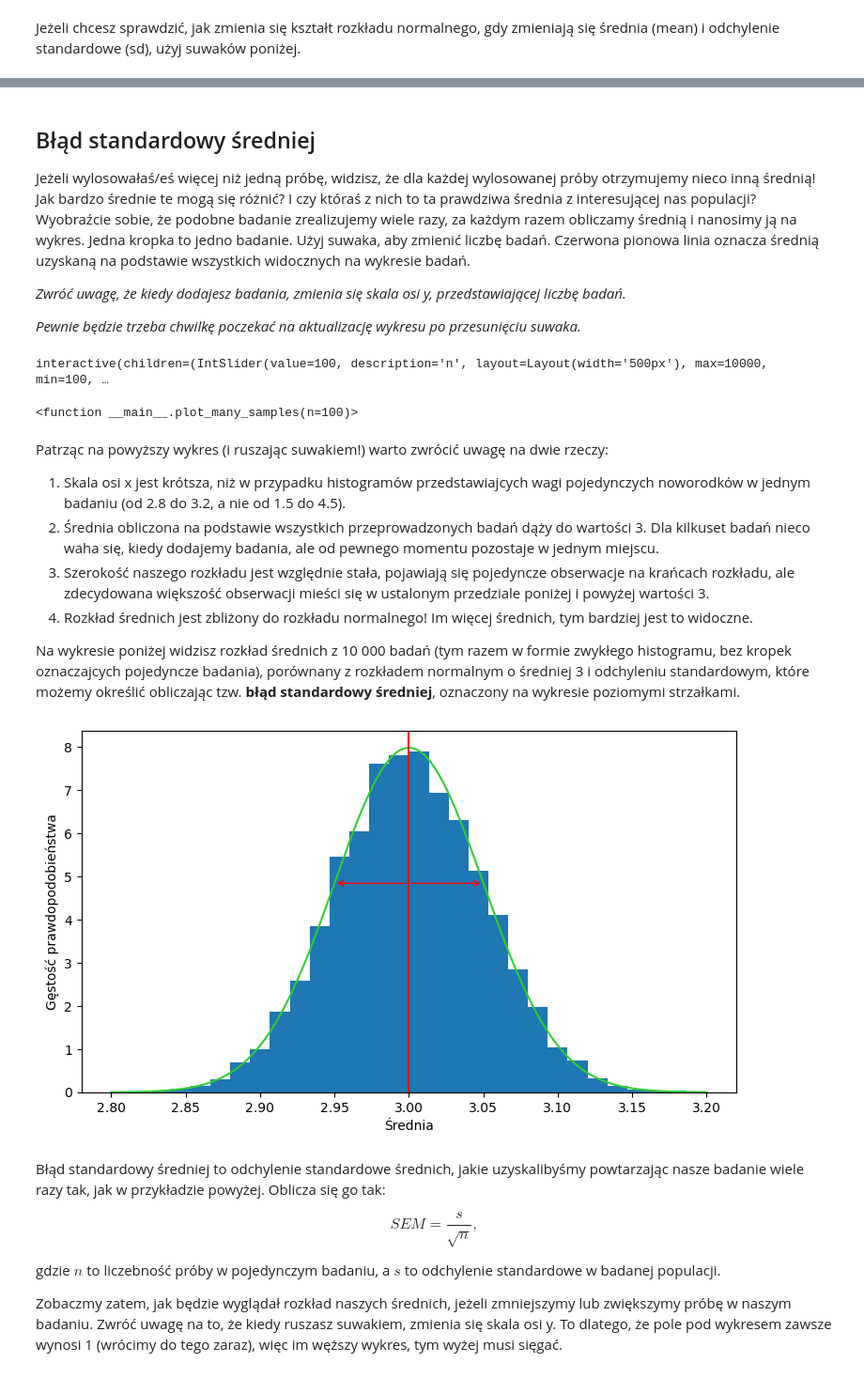
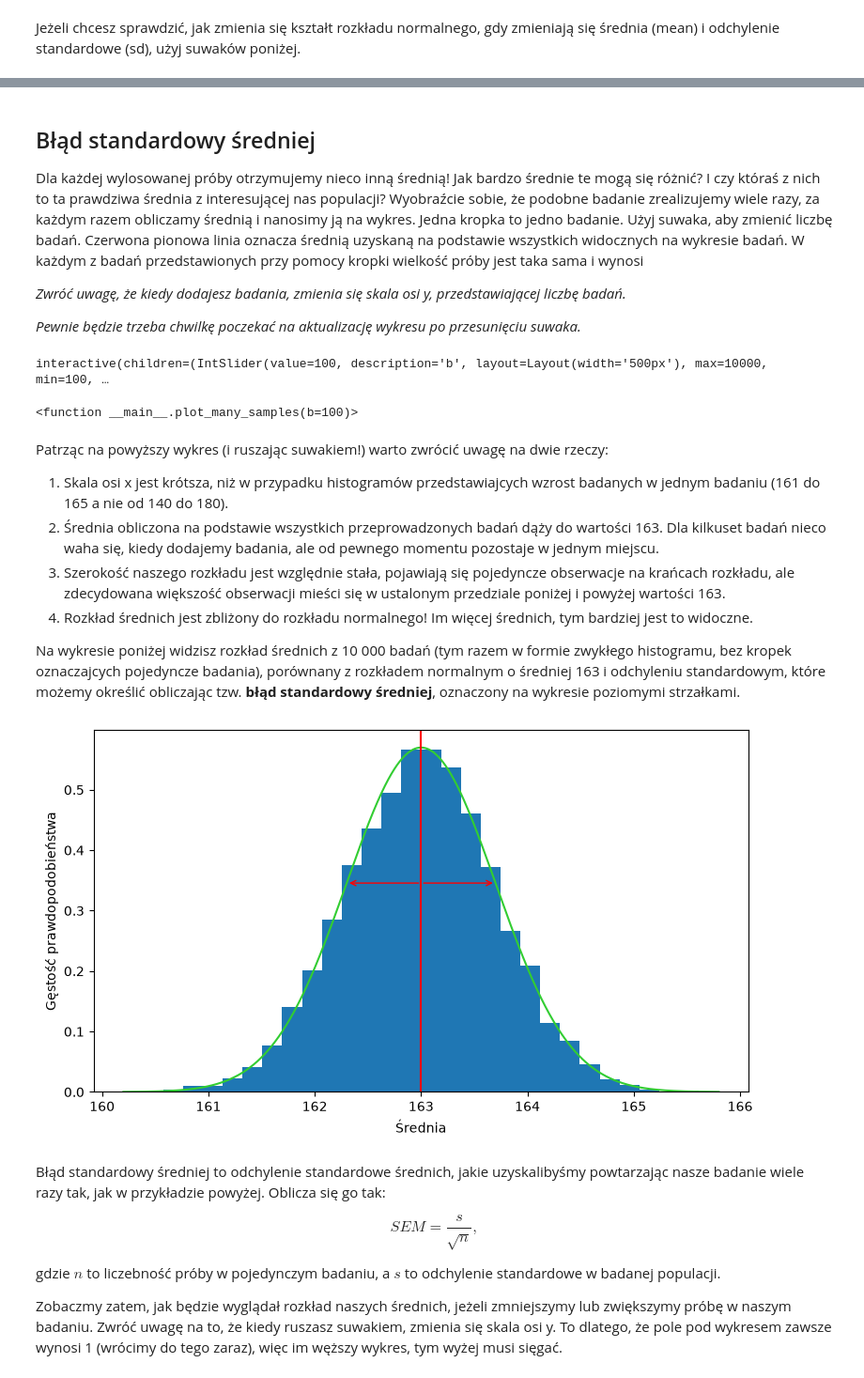
Before and after one commit to odmina/metody_zp, a Jupyter notebook: ci.ipynb, the cells around one changed output, grey strips where cells are left out. Shown at 94% size. Drawn from its saved outputs; the diff is of its cells as text; code cells hidden in the pictures.

Commit message:
taka podpucha

```diff
--- a/ci.ipynb
+++ b/ci.ipynb
@@ -91,14 +81,16 @@ Button(description='Losuj próbę!', style=ButtonStyle(), tooltip='Wciśnij przy
 # %% [markdown]
 ## Błąd standardowy średniej
 
-Jeżeli wylosowałaś/eś więcej niż jedną próbę, widzisz, że dla każdej wylosowanej próby otrzymujemy nieco inną średnią! Jak bardzo średnie te mogą się różnić? I czy któraś z nich to ta prawdziwa średnia z interesującej nas populacji? Wyobraźcie sobie, że podobne badanie zrealizujemy wiele razy, za każdym razem obliczamy średnią i nanosimy ją na wykres. Jedna kropka to jedno badanie. Użyj suwaka, aby zmienić liczbę badań. Czerwona pionowa linia oznacza średnią uzyskaną na podstawie wszystkich widocznych na wykresie badań.
+Dla każdej wylosowanej próby otrzymujemy nieco inną średnią! Jak bardzo średnie te mogą się różnić? I czy któraś z nich to ta prawdziwa średnia z interesującej nas populacji? Wyobraźcie sobie, że podobne badanie zrealizujemy wiele razy, za każdym razem obliczamy średnią i nanosimy ją na wykres. Jedna kropka to jedno badanie. Użyj suwaka, aby zmienić liczbę badań. Czerwona pionowa linia oznacza średnią uzyskaną na podstawie wszystkich widocznych na wykresie badań. W każdym z badań przedstawionych przy pomocy kropki wielkość próby jest taka sama i wynosi
 
 *Zwróć uwagę, że kiedy dodajesz badania, zmienia się skala osi y, przedstawiającej liczbę badań.*
 
 *Pewnie będzie trzeba chwilkę poczekać na aktualizację wykresu po przesunięciu suwaka.*
 # %%
-samples = rng.normal(loc=true_mean, scale=sd, size=sample_size*10000).reshape((10000,sample_size))
 
+sample_size=100
+samples = rng.normal(loc=163, scale=7, size=sample_size*10000).reshape((10000,sample_size))
+sd = 7
 def pointplot(ax, data, true_mean, sem):
     bins = np.linspace(true_mean-4*sem, true_mean+4*sem, 31)
     means = np.sort(np.mean(data, axis=1))
@@ -125,42 +117,43 @@ def pointplot(ax, data, true_mean, sem):
         else:
             print("Pojawił się niespodziewany błąd, spróbuj jeszcze raz")
 
-def plot_many_samples(n=100):
+def plot_many_samples(b=100):
     fig, ax = plt.subplots(figsize=(9,5))
     sem = sd/np.sqrt(sample_size)
-    pointplot(ax, samples[:n], true_mean, sem)
+    pointplot(ax, samples[:b], 163, sem)
     plt.show()
 
-interact(plot_many_samples, n=widgets.IntSlider(100, 100, 10000, 100, layout=widgets.Layout(width='500px')))
+interact(plot_many_samples, b=widgets.IntSlider(100, 100, 10000, 100, layout=widgets.Layout(width='500px')))
 # %% [output]
-interactive(children=(IntSlider(value=100, description='n', layout=Layout(width='500px'), max=10000, min=100, …
+interactive(children=(IntSlider(value=100, description='b', layout=Layout(width='500px'), max=10000, min=100, …
-<function __main__.plot_many_samples(n=100)>
+<function __main__.plot_many_samples(b=100)>
 # %% [markdown]
 Patrząc na powyższy wykres (i ruszając suwakiem!) warto zwrócić uwagę na dwie rzeczy:
 
-1. Skala osi x jest krótsza, niż w przypadku histogramów przedstawiajcych wagi pojedynczych noworodków w jednym badaniu (od 2.8 do 3.2, a nie od 1.5 do 4.5).
-2. Średnia obliczona na podstawie wszystkich przeprowadzonych badań dąży do wartości 3. Dla kilkuset badań nieco waha się, kiedy dodajemy badania, ale od pewnego momentu pozostaje w jednym miejscu.
-2. Szerokość naszego rozkładu jest względnie stała, pojawiają się pojedyncze obserwacje na krańcach rozkładu, ale zdecydowana większość obserwacji mieści się w ustalonym przedziale poniżej i powyżej wartości 3.
+1. Skala osi x jest krótsza, niż w przypadku histogramów przedstawiajcych wzrost badanych w jednym badaniu (161 do 165 a nie od 140 do 180).
+2. Średnia obliczona na podstawie wszystkich przeprowadzonych badań dąży do wartości 163. Dla kilkuset badań nieco waha się, kiedy dodajemy badania, ale od pewnego momentu pozostaje w jednym miejscu.
+2. Szerokość naszego rozkładu jest względnie stała, pojawiają się pojedyncze obserwacje na krańcach rozkładu, ale zdecydowana większość obserwacji mieści się w ustalonym przedziale poniżej i powyżej wartości 163.
 2. Rozkład średnich jest zbliżony do rozkładu normalnego! Im więcej średnich, tym bardziej jest to widoczne.
 
-Na wykresie poniżej widzisz rozkład średnich z 10 000 badań (tym razem w formie zwykłego histogramu, bez kropek oznaczajcych pojedyncze badania), porównany z rozkładem normalnym o średniej 3 i odchyleniu standardowym, które możemy określić obliczając tzw. **błąd standardowy średniej**, oznaczony na wykresie poziomymi strzałkami.
+Na wykresie poniżej widzisz rozkład średnich z 10 000 badań (tym razem w formie zwykłego histogramu, bez kropek oznaczajcych pojedyncze badania), porównany z rozkładem normalnym o średniej 163 i odchyleniu standardowym, które możemy określić obliczając tzw. **błąd standardowy średniej**, oznaczony na wykresie poziomymi strzałkami.
 # %%
+
 sem = sd/np.sqrt(sample_size)
 fig, ax = plt.subplots(figsize=(9,5))
-ax.hist(np.mean(samples, axis=1), bins=np.linspace(true_mean-4*sem, true_mean+4*sem, 31)[1:], density=True)
+ax.hist(np.mean(samples, axis=1), bins=np.linspace(163-4*sem, 163+4*sem, 31)[1:], density=True)
 ax.set_ylabel("Gęstość prawdopodobieństwa")
 ax.set_xlabel("Średnia")
-x=np.arange(2.8, 3.2, 0.001)
-ax.plot(x, norm.pdf(x, loc=3, scale=sem), color="limegreen")
-ax.vlines(x=3, ymin=0, ymax=1, transform=ax.get_xaxis_transform(), color="red")
-sd_arrow_vertical=norm.pdf(3-sem, loc=3, scale=sem)
-ax.annotate("", xytext=(3.0, sd_arrow_vertical), xy=(3-sem, sd_arrow_vertical),
+x=np.arange(163-4*sem, 163+4*sem, 0.001)
+ax.plot(x, norm.pdf(x, loc=163, scale=sem), color="limegreen")
+ax.vlines(x=163, ymin=0, ymax=1, transform=ax.get_xaxis_transform(), color="red")
+sd_arrow_vertical=norm.pdf(163-sem, loc=163, scale=sem)
+ax.annotate("", xytext=(163, sd_arrow_vertical), xy=(163-sem, sd_arrow_vertical),
             arrowprops=dict(arrowstyle="->", color="red"))
-ax.annotate("", xytext=(3.0, sd_arrow_vertical), xy=(3+sem, sd_arrow_vertical),
+ax.annotate("", xytext=(163, sd_arrow_vertical), xy=(163+sem, sd_arrow_vertical),
             arrowprops=dict(arrowstyle="->", color="red"))
 plt.show()
 # %% [output]
-[figure, old version]
+[figure, new version]
 # %% [markdown]
 Błąd standardowy średniej to odchylenie standardowe średnich, jakie uzyskalibyśmy powtarzając nasze badanie wiele razy tak, jak w przykładzie powyżej. Oblicza się go tak:
 
```
Also changed, not shown: parts of 14 cells of this notebook.
